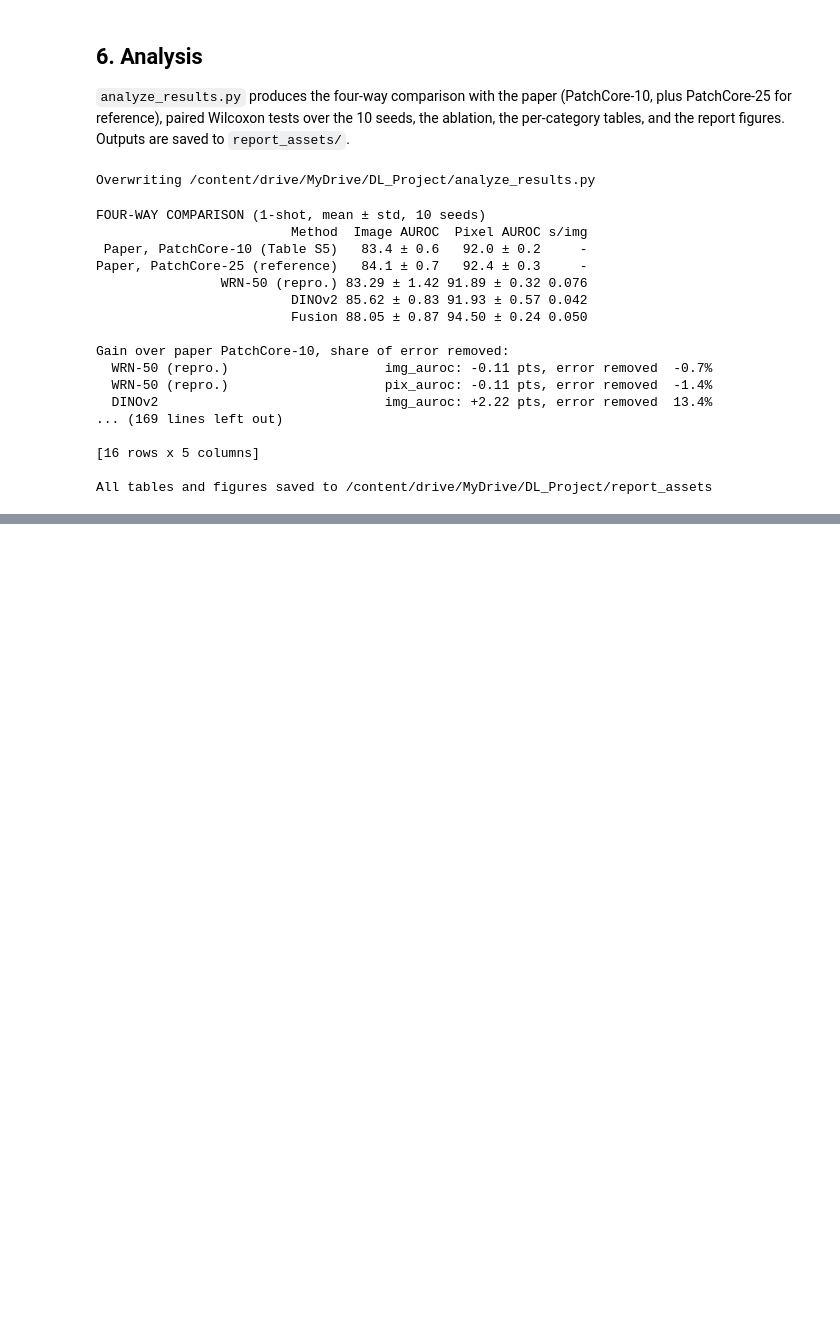
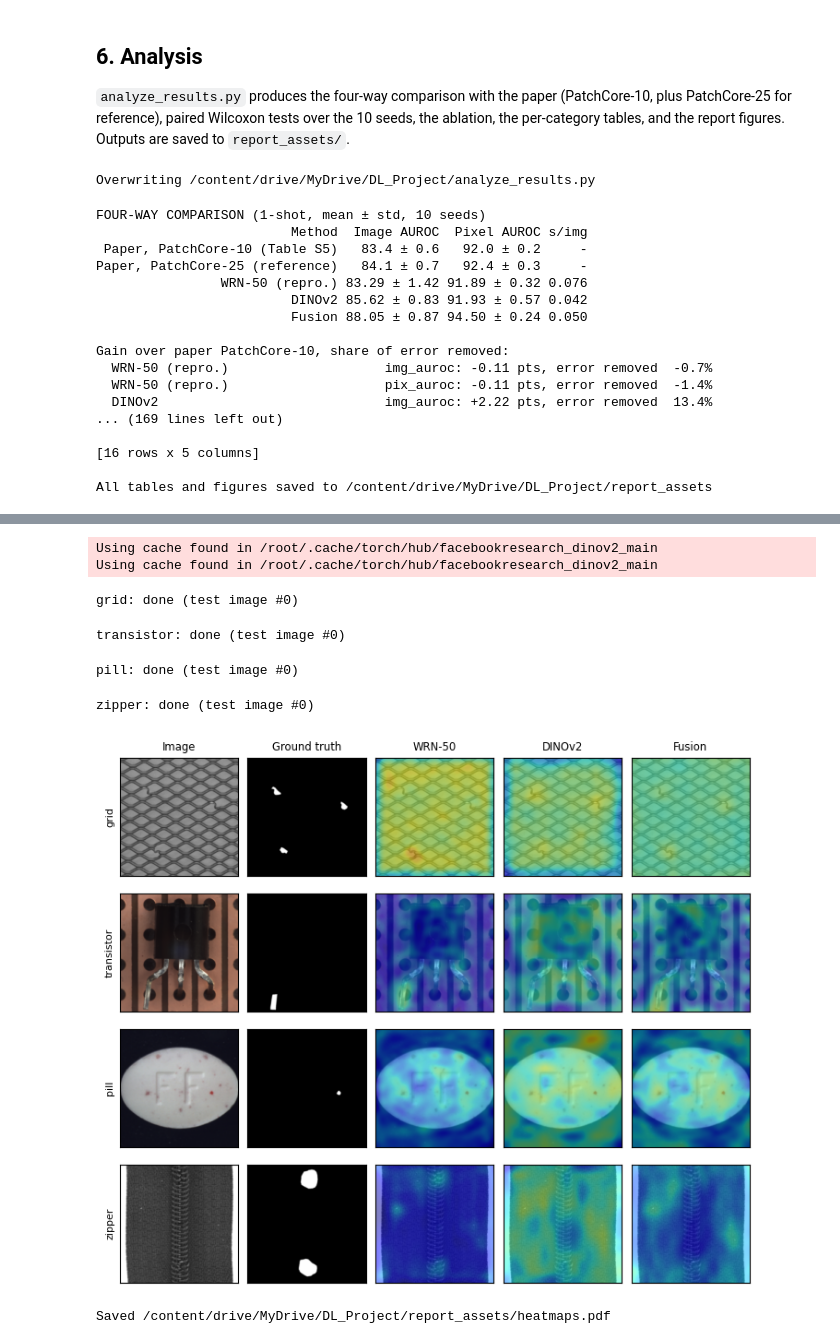
Before and after one commit to cheriian/oneshot-fusion-patchcore, a Jupyter notebook: notebook/patchcore_oneshot.ipynb, the cells around one changed output, grey strips where cells are left out. Drawn from its saved outputs; the diff is of its cells as text; code cells hidden in the pictures; blank space fills up the shorter version.

Commit message:
Add qualitative heatmap comparison (seed 0, four categories)

```diff
--- a/notebook/patchcore_oneshot.ipynb
+++ b/notebook/patchcore_oneshot.ipynb
@@ -618,0 +631,77 @@ All tables and figures saved to /content/drive/MyDrive/DL_Project/report_assets
+# %%
+import sys, numpy as np, torch, matplotlib.pyplot as plt
+from PIL import Image
+from torchvision import transforms
+from torch.utils.data import DataLoader, Subset
+sys.path.insert(0, "/content/patchcore-inspection/src")
+sys.path.insert(0, "/content/drive/MyDrive/DL_Project")
+import oneshot_patchcore as op
+from patchcore.datasets.mvtec import DatasetSplit, MVTecDataset
+
+DATA, SEED, SIZE = "/content/mvtec", 0, 224
+CATS = ["grid", "transistor", "pill", "zipper"]
+MODELS = ["WRN-50", "DINOv2", "Fusion"]
+device = torch.device("cuda")
+dino = op.DinoFeatures("dinov2_vits14", [7, 11], device)
+fusion = op.FusionFeatures("dinov2_vits14", [7, 11], SIZE, 0.1, 0.5, device)
+show = transforms.Compose([transforms.Resize(256), transforms.CenterCrop(SIZE)])
+
+rows = []
+for cls in CATS:
+    train_full = MVTecDataset(DATA, classname=cls, resize=256, imagesize=SIZE,
+                              split=DatasetSplit.TRAIN)
+    test_ds = MVTecDataset(DATA, classname=cls, resize=256, imagesize=SIZE,
+                           split=DatasetSplit.TEST)
+    loader = DataLoader(test_ds, batch_size=8, shuffle=False, num_workers=2)
+    # same single training image as seed 0 in the main experiments
+    idx = np.random.RandomState(SEED).choice(len(train_full), size=1,
+                                             replace=False).tolist()
+    train_ds = Subset(train_full, idx)
+    maps = {}
+    op.set_seed(SEED)
+    _, maps["WRN-50"], labels, masks, _ = op.run_wrn(train_ds, loader, SIZE,
+                                                     0.1, device)
+    op.set_seed(SEED)
+    _, maps["DINOv2"], _, _, _ = op.run_bank(dino, train_ds, loader, SIZE,
+                                             0.1, device)
+    op.set_seed(SEED)
+    _, maps["Fusion"], _, _, _ = op.run_bank(fusion, train_ds, loader, SIZE,
+                                             0.1, device)
+    i = int(np.argmax(np.asarray(labels) == 1))  # first defective test image
+    img = show(Image.open(test_ds[i]["image_path"]).convert("RGB"))
+    norm = {}
+    for m in MODELS:  # scale each model's maps over the whole category
+        a = np.asarray(maps[m])
+        norm[m] = (a[i] - a.min()) / (a.max() - a.min() + 1e-8)
+    rows.append((cls, img, np.asarray(masks)[i].squeeze(), norm))
+    print(f"{cls}: done (test image #{i})")
+
+plt.rcParams.update({"font.size": 7})
+fig, axes = plt.subplots(len(rows), 5, figsize=(7.2, 1.55 * len(rows)))
+titles = ["Image", "Ground truth"] + MODELS
+for r, (cls, img, mask, norm) in enumerate(rows):
+    axes[r, 0].imshow(img)
+    axes[r, 0].set_ylabel(cls, fontsize=8)
+    axes[r, 1].imshow(mask, cmap="gray")
+    for c, m in enumerate(MODELS, start=2):
+        axes[r, c].imshow(img)
+        axes[r, c].imshow(norm[m], cmap="jet", alpha=0.5, vmin=0, vmax=1)
+    for c in range(5):
+        axes[r, c].set_xticks([])
+        axes[r, c].set_yticks([])
+        if r == 0:
+            axes[r, c].set_title(titles[c])
+plt.tight_layout()
+out = "/content/drive/MyDrive/DL_Project/report_assets/heatmaps.pdf"
+plt.savefig(out, dpi=200)
+plt.show()
+print("Saved", out)
+# %% [output]
+Using cache found in /root/.cache/torch/hub/facebookresearch_dinov2_main
+Using cache found in /root/.cache/torch/hub/facebookresearch_dinov2_main
+grid: done (test image #0)
+transistor: done (test image #0)
+pill: done (test image #0)
+zipper: done (test image #0)
+[figure, added]
+Saved /content/drive/MyDrive/DL_Project/report_assets/heatmaps.pdf
```
Also changed, not shown: parts of 3 cells of this notebook, 1 other file.
